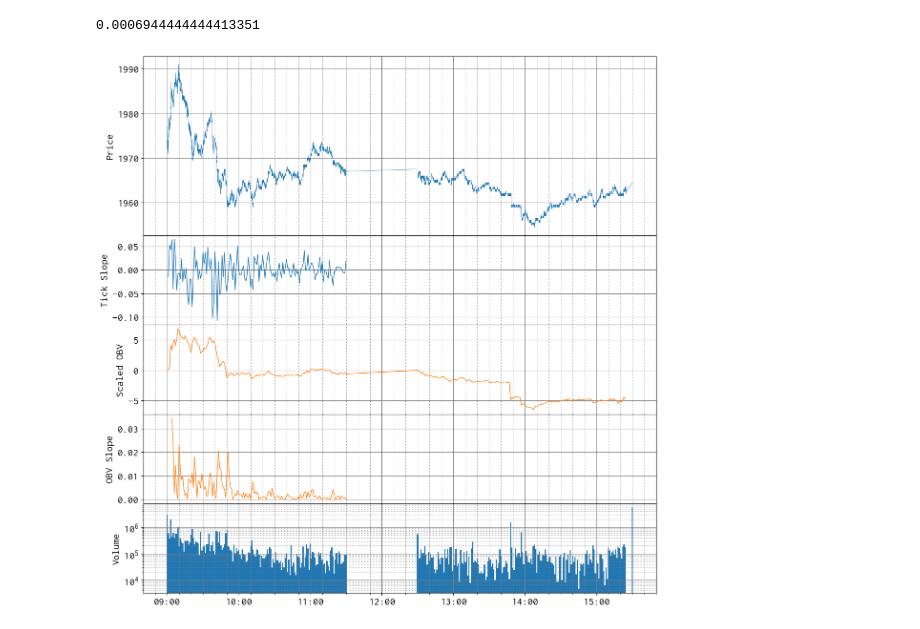
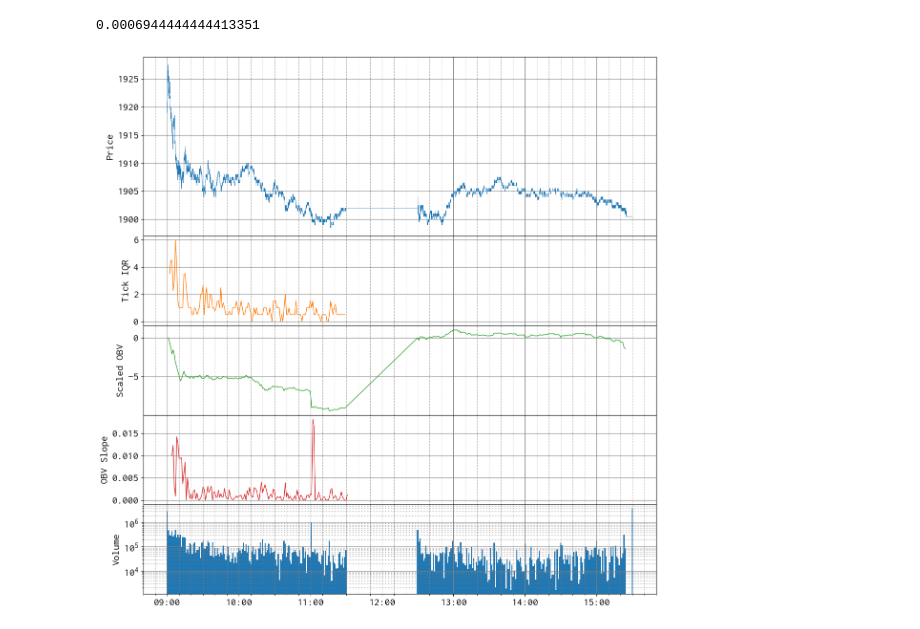
Before and after one commit to bitwalk123/day_trade_simulator, a Jupyter notebook: study_007_psar_obv.ipynb, the cells around one changed output. Drawn from its saved outputs; the diff is of its cells as text; code cells hidden in the pictures.

```diff
--- a/study_007_psar_obv.ipynb
+++ b/study_007_psar_obv.ipynb
@@ -17,5 +17,5 @@ from func.preprocs import prepOHLC, prepTick
 # %%
 interval = '1m'
 code = '8306'
-dateStr = '20250130'
+dateStr = '20250210'
 # %% [markdown]
@@ -110,0 +112,33 @@ Name: slope, Length: 150, dtype: object
+# %%
+dict_columns = {
+    't': [],
+    'iqr': [],
+}
+df_iqr = pd.DataFrame.from_dict(dict_columns)
+df_iqr['t'] = df_iqr['t'].astype(object)
+df_iqr['iqr'] = df_iqr['iqr'].astype(float)
+
+td_1m = pd.Timedelta(minutes=1)
+td_2m = pd.Timedelta(minutes=2)
+td_3m = pd.Timedelta(minutes=3)
+dt_start = pd.to_datetime('%s 9:03:00' % dateStr)
+dt_end = pd.to_datetime('%s 11:30:00' % dateStr)
+
+dt_now = dt_start
+while dt_now <= dt_end:
+    df_part = df_tick[(dt_now - td_3m <= df_tick.index) & (df_tick.index < dt_now)].copy()
+    df_part['t'] = [t.timestamp() for t in df_part.index]
+
+    q75, q25 = np.percentile(df_part['Price'], [75, 25])
+    iqr = q75 - q25
+
+    r = len(df_iqr)
+    df_iqr.at[r, 't'] = dt_now - td_1m
+    df_iqr.at[r, 'iqr'] = iqr
+
+    dt_now += td_1m
+
+df_iqr.index = pd.to_datetime(df_iqr['t'])
+df_iqr.index.name = 'Datetime'
+se_iqr = df_iqr['iqr']
+se_iqr
@@ -266,39 +314,39 @@ ax[0].xaxis.set_minor_locator(mdates.MinuteLocator([10, 20, 30, 40, 50]))
 ax[0].set_ylabel('Price')
 
 ax[1].plot(
-    se_slope,
+    se_iqr,
     linewidth=1,
-    color='C0',
+    color='C1',
 )
-ax[1].set_ylabel('Tick Slope')
+ax[1].set_ylabel('Tick IQR')
 
 ax[2].plot(
     df_ohlc['OBV'],
     linewidth=1,
-    color='C1',
+    color='C2',
 )
 ax[2].set_ylabel('Scaled OBV')
 
 ax[3].plot(
     se_obv_slope,
     linewidth=1,
-    color='C1',
+    color='C3',
 )
 ax[3].set_ylabel('OBV Slope')
 
 
 td2 = pd.Timedelta(seconds=60)
 ax[4].bar(
     df_ohlc.index, df_ohlc['Volume'],
     width=td2,
     align='center',
     color='C0',
 )
 ax[4].set_yscale('log')
 ax[4].set_ylabel('Volume')
 
 plt.tight_layout()
 plt.savefig('study_007.png')
 plt.show()
 # %% [output]
-[figure, old version]
+[figure, new version]
```
Also changed, not shown: parts of 11 cells of this notebook, 1 other file.
